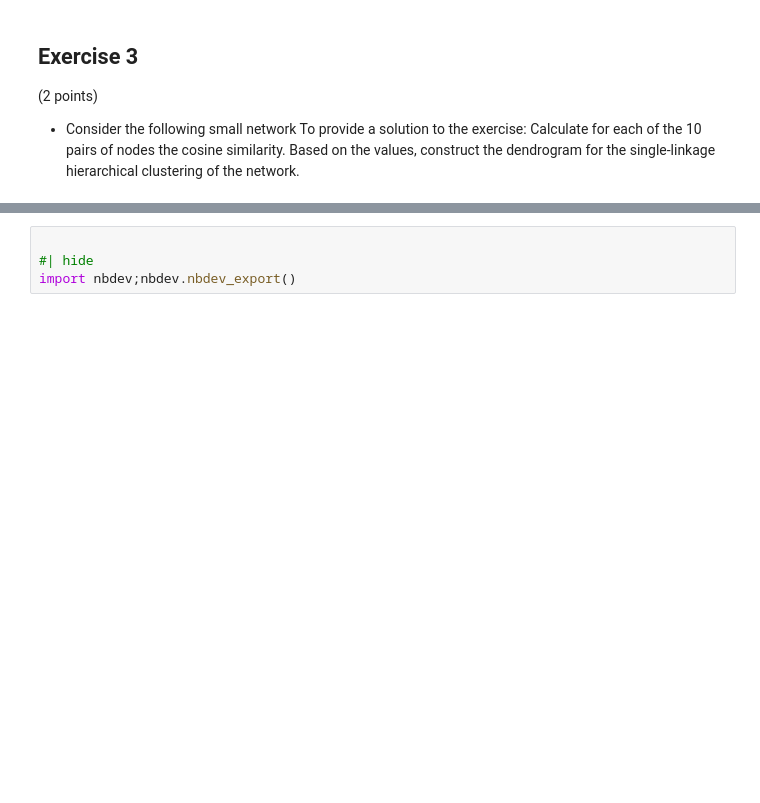
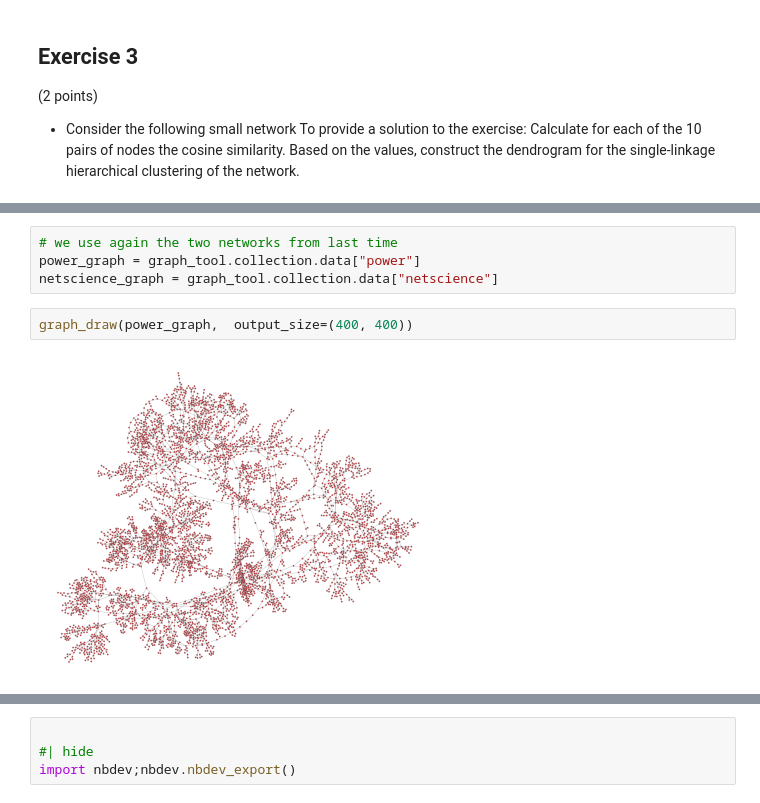
Before and after one commit to flupppi/EiPy, a Jupyter notebook: nbs/02_netana_ex04.ipynb, the cells around one changed output, grey strips where cells are left out. Drawn from its saved outputs; the diff is of its cells as text; blank space fills up the shorter version.

```diff
--- a/nbs/02_netana_ex04.ipynb
+++ b/nbs/02_netana_ex04.ipynb
@@ -544,0 +616,8 @@ dendrogram mit scipy oder so zeichen oder manuell mit tikz oder so
+# %%
+# we use again the two networks from last time
+power_graph = graph_tool.collection.data["power"]
+netscience_graph = graph_tool.collection.data["netscience"]
+# %%
+graph_draw(power_graph,  output_size=(400, 400))
+# %% [output]
+[figure, added]
```
Also changed, not shown: parts of 26 cells of this notebook, 3 other files.
